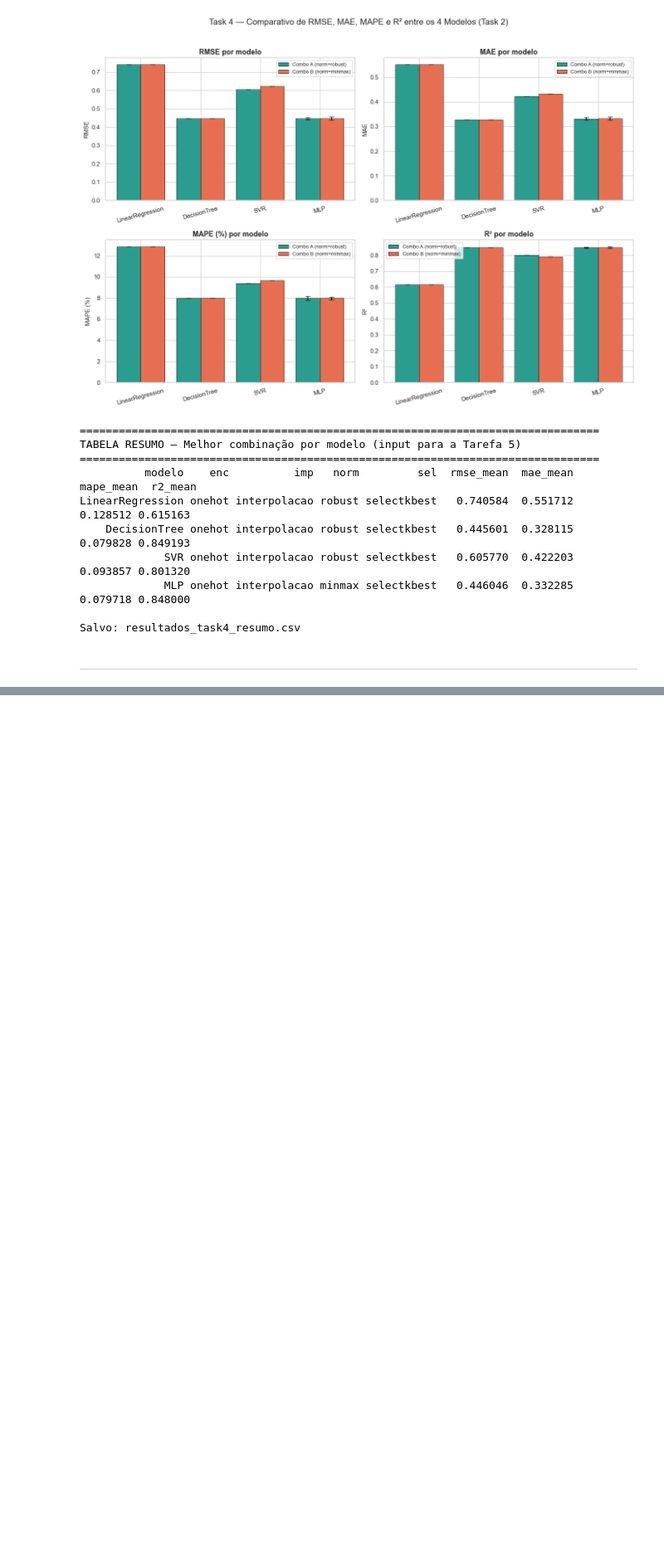
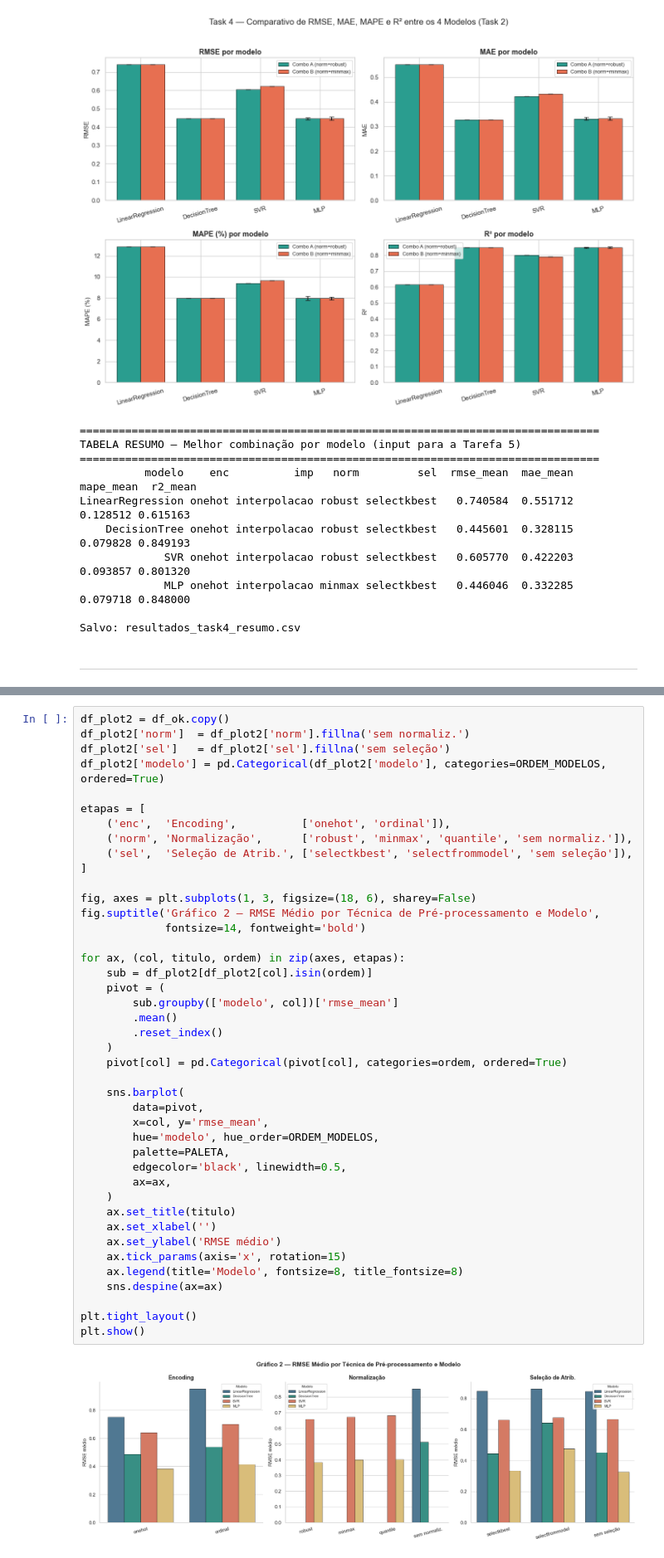
Before and after one commit to LucasCabra7/precos-combustiveis-brasil-2015-2025, a Jupyter notebook: Ultima-entrega.ipynb, the cells around one changed output, grey strips where cells are left out. Shown at 83% size. Drawn from its saved outputs; the diff is of its cells as text; blank space fills up the shorter version.

```diff
--- a/Ultima-entrega.ipynb
+++ b/Ultima-entrega.ipynb
@@ -4074,0 +4316,44 @@ Salvo: resultados_task4_resumo.csv
+# %%
+df_plot2 = df_ok.copy()
+df_plot2['norm']  = df_plot2['norm'].fillna('sem normaliz.')
+df_plot2['sel']   = df_plot2['sel'].fillna('sem seleção')
+df_plot2['modelo'] = pd.Categorical(df_plot2['modelo'], categories=ORDEM_MODELOS, ordered=True)
+
+etapas = [
+    ('enc',  'Encoding',          ['onehot', 'ordinal']),
+    ('norm', 'Normalização',      ['robust', 'minmax', 'quantile', 'sem normaliz.']),
+    ('sel',  'Seleção de Atrib.', ['selectkbest', 'selectfrommodel', 'sem seleção']),
+]
+
+fig, axes = plt.subplots(1, 3, figsize=(18, 6), sharey=False)
+fig.suptitle('Gráfico 2 — RMSE Médio por Técnica de Pré-processamento e Modelo',
+             fontsize=14, fontweight='bold')
+
+for ax, (col, titulo, ordem) in zip(axes, etapas):
+    sub = df_plot2[df_plot2[col].isin(ordem)]
+    pivot = (
+        sub.groupby(['modelo', col])['rmse_mean']
+        .mean()
+        .reset_index()
+    )
+    pivot[col] = pd.Categorical(pivot[col], categories=ordem, ordered=True)
+
+    sns.barplot(
+        data=pivot,
+        x=col, y='rmse_mean',
+        hue='modelo', hue_order=ORDEM_MODELOS,
+        palette=PALETA,
+        edgecolor='black', linewidth=0.5,
+        ax=ax,
+    )
+    ax.set_title(titulo)
+    ax.set_xlabel('')
+    ax.set_ylabel('RMSE médio')
+    ax.tick_params(axis='x', rotation=15)
+    ax.legend(title='Modelo', fontsize=8, title_fontsize=8)
+    sns.despine(ax=ax)
+
+plt.tight_layout()
+plt.show()
+# %% [output]
+[figure, added]
```
Also changed, not shown: parts of 12 cells of this notebook, 6 other files.
